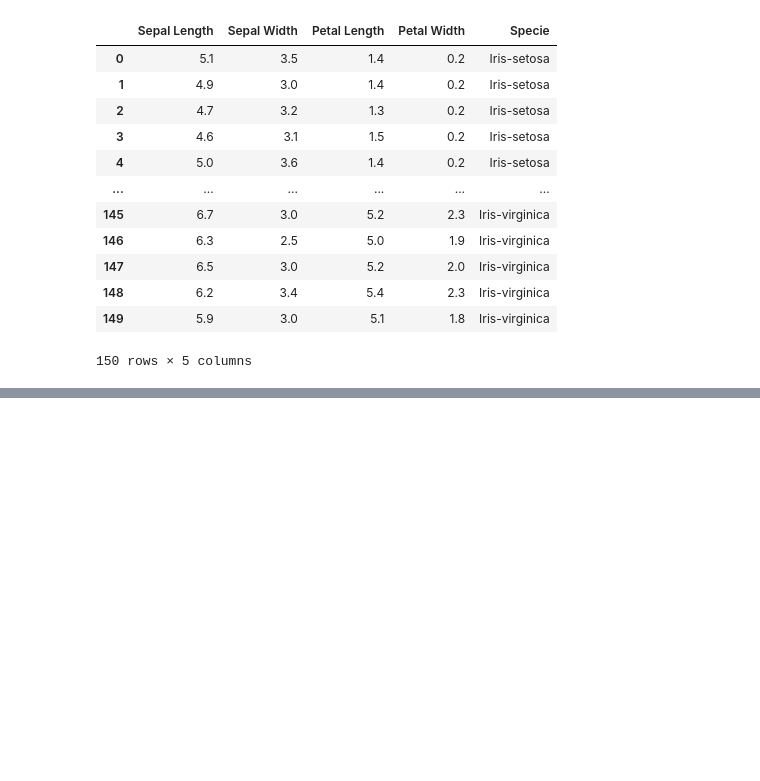
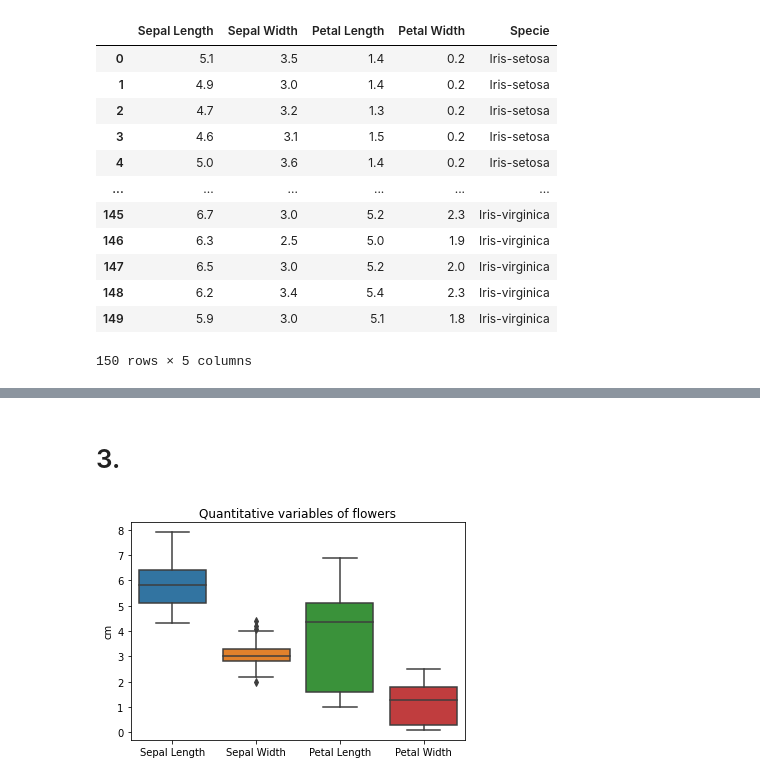
Before and after one commit to NataliaVg/TC1002S, a Jupyter notebook: AD21/A01638460/A3_VisualizationDatasetCartwheel.ipynb, the cells around one changed output, grey strips where cells are left out. Cells and saved outputs as stored; diff of their text form; code cells hidden in the pictures; blank space fills up the shorter version.

```diff
--- a/AD21/A01638460/A3_VisualizationDatasetCartwheel.ipynb
+++ b/AD21/A01638460/A3_VisualizationDatasetCartwheel.ipynb
@@ -238,0 +272,12 @@ KeyError: "None of [Index(['Wingspan'], dtype='object')] are in the [columns]"
+# %% [markdown]
+# 3.
+# %%
+quantitativeBox = dataset.loc[:, ["Sepal Length", "Sepal Width", "Petal Length", "Petal Width"]]
+
+x2bp = sns.boxplot(data=quantitativeBox, orient="y")
+x2bp.set_ylabel("cm")
+x2bp.set_title("Quantitative variables of flowers")
+
+plt.show()
+# %% [output]
+[figure, added]
```
Also changed, not shown: parts of 11 cells of this notebook, 1 other file.
